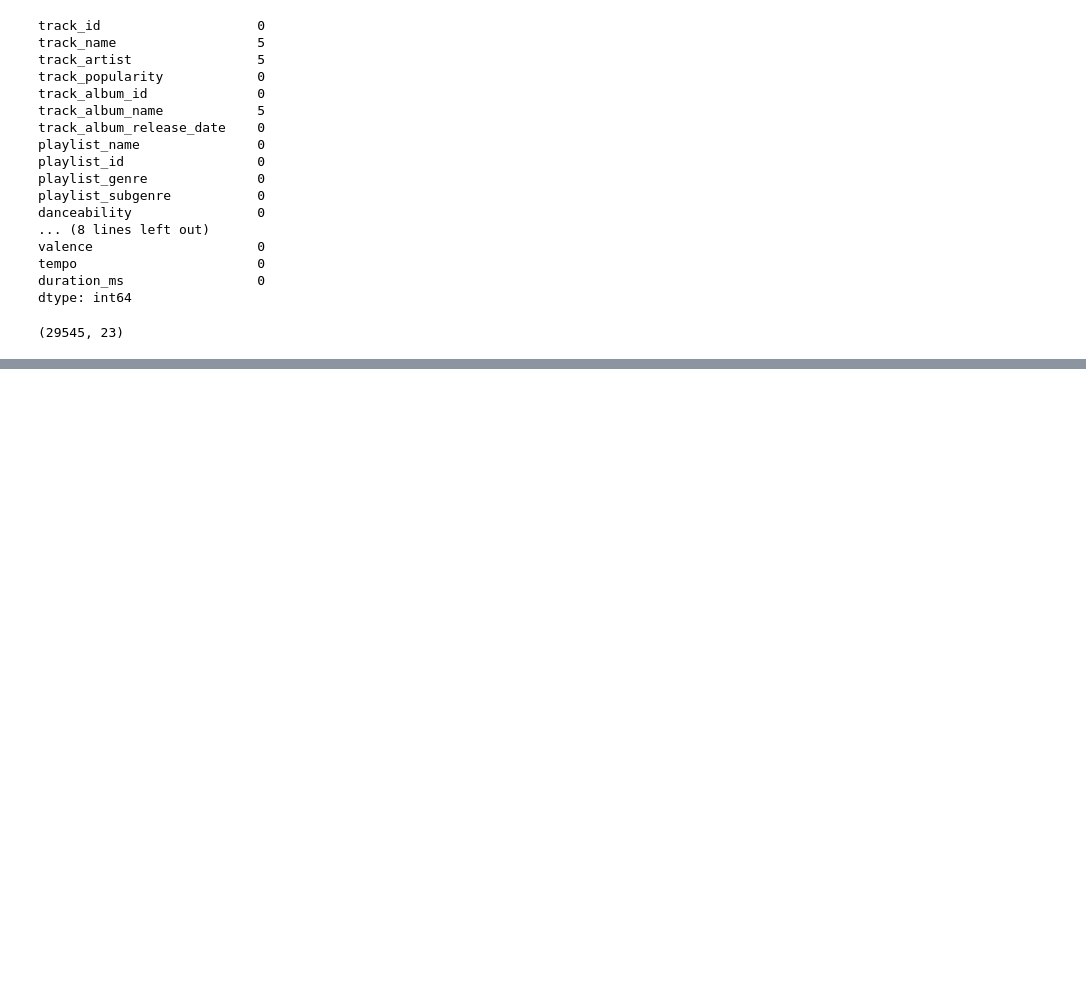
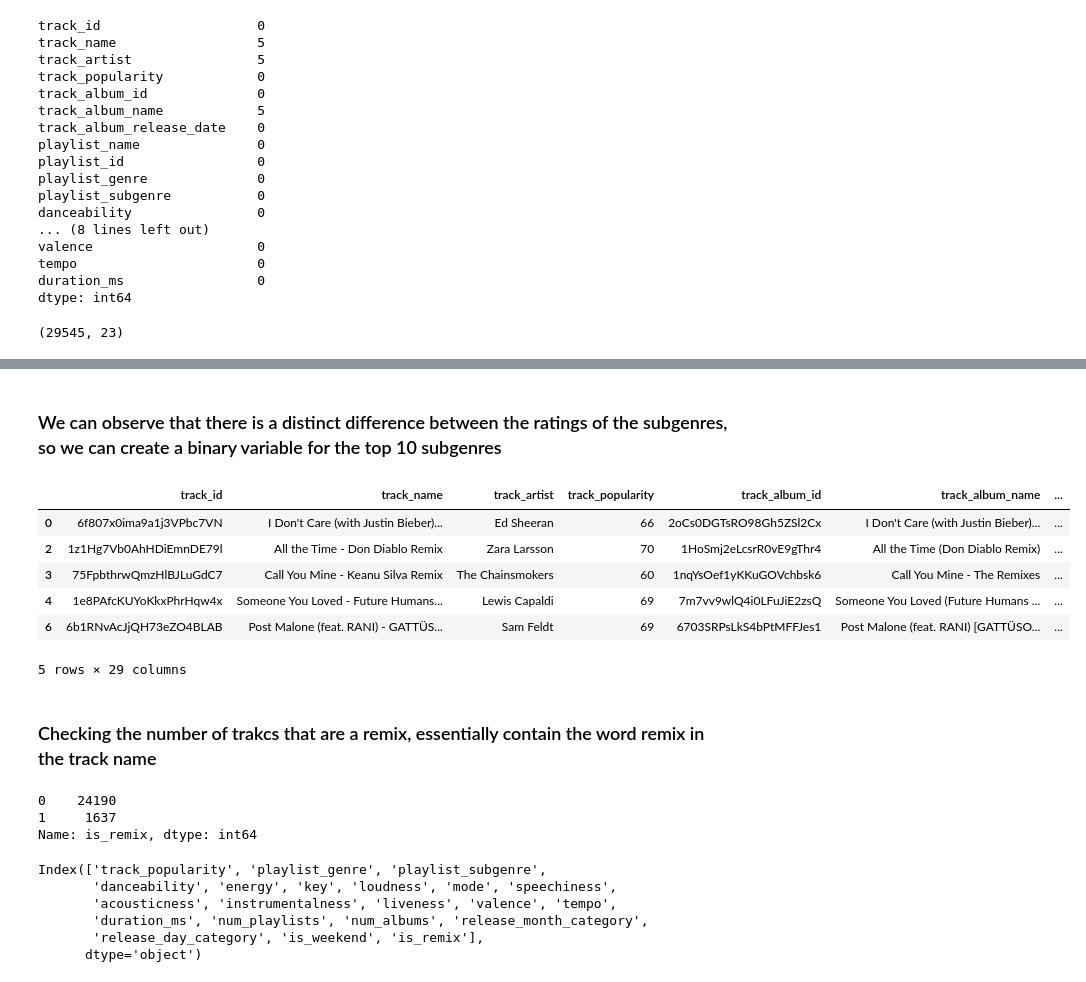
Before and after one commit to McGill-MMA-EnterpriseAnalytics/Spotify-Music, a Jupyter notebook: scratch/Data_Preprocessing.ipynb, the cells around one changed output, grey strips where cells are left out. Cells and saved outputs as stored; diff of their text form; code cells hidden in the pictures; blank space fills up the shorter version.

```diff
--- a/scratch/Data_Preprocessing.ipynb
+++ b/scratch/Data_Preprocessing.ipynb
@@ -80,0 +205,2 @@ songs.shape
+# %% [markdown]
+### We can observe that there is a distinct difference between the ratings of the subgenres, so we can create a binary variable for the top 10 subgenres
@@ -80,0 +214,30 @@ songs.shape
+# %%
+songs.head()
+# %% [output]
+|  | track_id | track_name | track_artist | track_popularity | track_album_id | track_album_name | ... |
+| 0 | 6f807x0ima9a1j3VPbc7VN | I Don't Care (with Justin Bieber)... | Ed Sheeran | 66 | 2oCs0DGTsRO98Gh5ZSl2Cx | I Don't Care (with Justin Bieber)... | ... |
+| 2 | 1z1Hg7Vb0AhHDiEmnDE79l | All the Time - Don Diablo Remix | Zara Larsson | 70 | 1HoSmj2eLcsrR0vE9gThr4 | All the Time (Don Diablo Remix) | ... |
+| 3 | 75FpbthrwQmzHlBJLuGdC7 | Call You Mine - Keanu Silva Remix | The Chainsmokers | 60 | 1nqYsOef1yKKuGOVchbsk6 | Call You Mine - The Remixes | ... |
+| 4 | 1e8PAfcKUYoKkxPhrHqw4x | Someone You Loved - Future Humans... | Lewis Capaldi | 69 | 7m7vv9wlQ4i0LFuJiE2zsQ | Someone You Loved (Future Humans ... | ... |
+| 6 | 6b1RNvAcJjQH73eZO4BLAB | Post Malone (feat. RANI) - GATTÜS... | Sam Feldt | 69 | 6703SRPsLkS4bPtMFFJes1 | Post Malone (feat. RANI) [GATTÜSO... | ... |
+5 rows × 29 columns
+# %% [markdown]
+### Checking the number of trakcs that are a remix, essentially contain the word remix in the track name
+# %%
+songs['is_remix'] = songs['track_name'].apply(lambda x: 1 if 'remix' in x.lower() else 0)
+songs['is_remix'].value_counts()
+# %% [output]
+0    24190
+1     1637
+Name: is_remix, dtype: int64
+# %%
+## Dropping all the text columns
+songs = songs.drop(['track_id', 'track_name', 'track_artist', 'track_album_id','track_album_name','track_album_release_date','playlist_id', 'playlist_name', 'track_album_release_date','release_year'], axis=1)
+songs.columns
+# %% [output]
+Index(['track_popularity', 'playlist_genre', 'playlist_subgenre',
+       'danceability', 'energy', 'key', 'loudness', 'mode', 'speechiness',
+       'acousticness', 'instrumentalness', 'liveness', 'valence', 'tempo',
+       'duration_ms', 'num_playlists', 'num_albums', 'release_month_category',
+       'release_day_category', 'is_weekend', 'is_remix'],
+      dtype='object')
```
Also changed, not shown: parts of 20 cells of this notebook.
